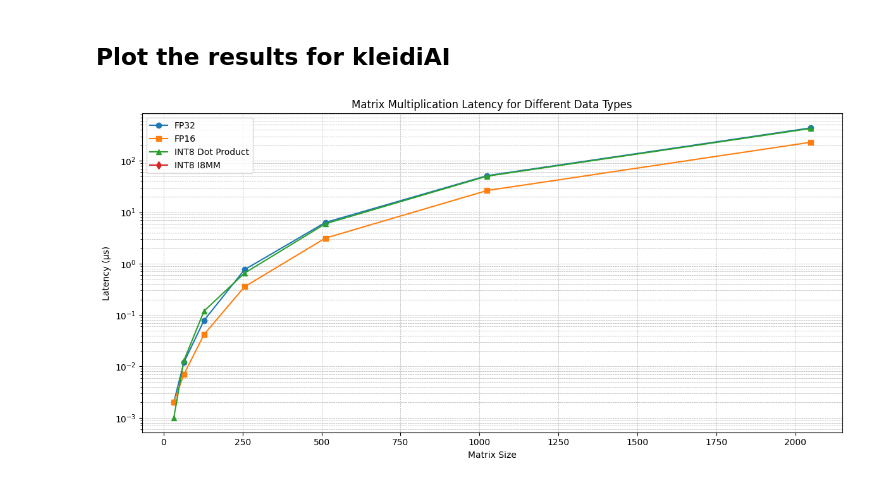
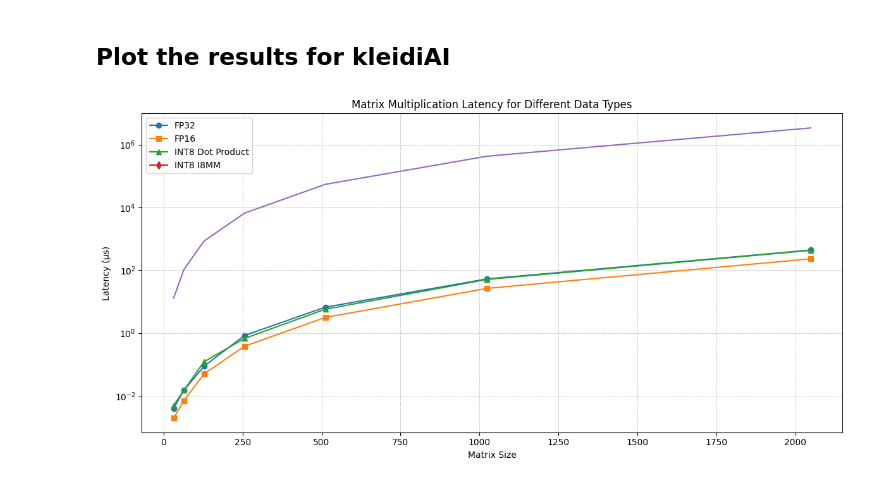
Before and after one commit to OliverGrainge/Generative_AI_on_arm, a Jupyter notebook: lab2.ipynb, the cells around one changed output. Cells and saved outputs as stored; diff of their text form; code cells hidden in the pictures.

```diff
--- a/lab2.ipynb
+++ b/lab2.ipynb
@@ -496,32 +496,33 @@ Time taken: 167.623 microseconds
 import matplotlib.pyplot as plt
 import numpy as np
 import pandas as pd
 
 f32_data = pd.read_csv("src/cpp/results/f32_scaling_results.csv")
 f16_data = pd.read_csv("src/cpp/results/f16_scaling_results.csv")
 int8_dotprod_data = pd.read_csv("src/cpp/results/i8_dotprod_scaling_results.csv")
 int8_i8mm_data = pd.read_csv("src/cpp/results/i8_i8mm_scaling_results.csv")
+blas_data = pd.read_csv("src/cpp/results/blas_f32_scaling_results.csv")
 
 
 # Plotting the results
 plt.figure(figsize=(12, 6))
 
 # Plot each dataset
 plt.plot(f32_data['Size'], f32_data['Latency(us)'], label="FP32", marker='o')
 plt.plot(f16_data['Size'], f16_data['Latency(us)'], label="FP16", marker='s')
 plt.plot(int8_dotprod_data['Size'], int8_dotprod_data['Latency(us)'], label="INT8 Dot Product", marker='^')
 plt.plot(int8_i8mm_data['Size'], int8_i8mm_data['Latency(us)'], label="INT8 I8MM", marker='d')
-
+plt.plot(blas_data['Size'], blas_data['Latency(us)'])
 # Add labels and title
 plt.xlabel("Matrix Size")
 plt.ylabel("Latency (µs)")
 plt.title("Matrix Multiplication Latency for Different Data Types")
 plt.yscale('log')  # Use log scale for latency if the values span multiple orders of magnitude
 plt.legend()
 plt.grid(True, which="both", linestyle="--", linewidth=0.5)
 
 # Show the plot
 plt.tight_layout()
 plt.show()
 # %% [output]
-[figure, old version]
+[figure, new version]
```
Also changed, not shown: parts of 2 cells of this notebook, 4 other files.
